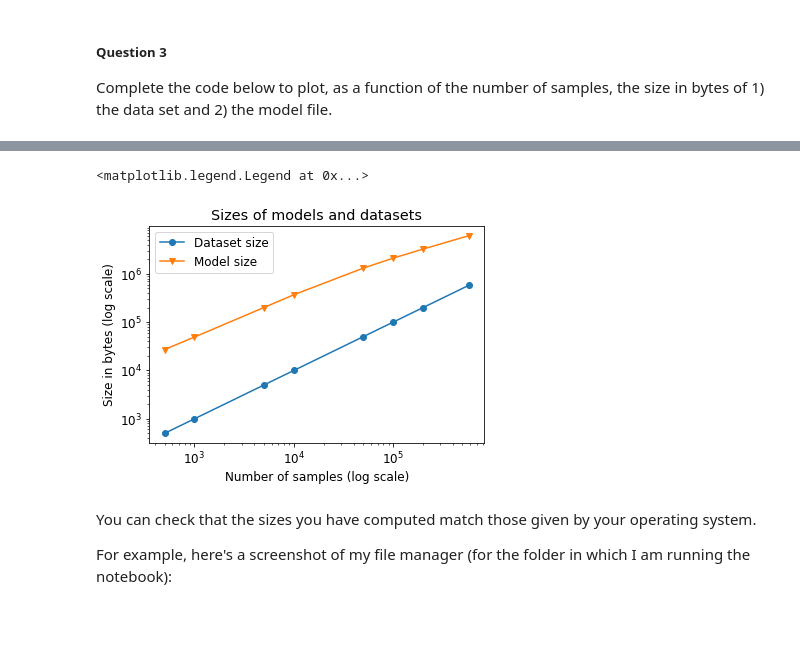
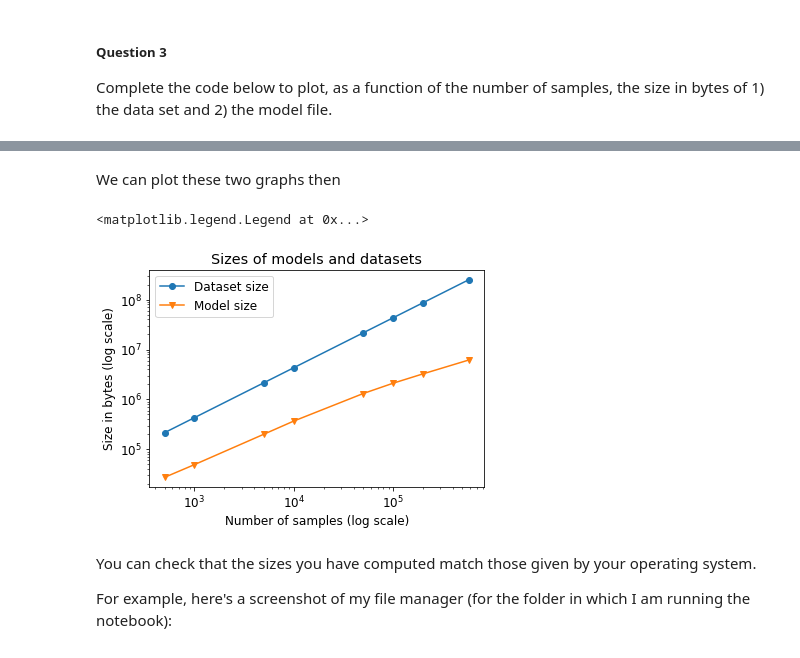
Before and after one commit to PierreClaudet/LargeScaleML, a Jupyter notebook: 1_sklearn_at_scale.ipynb, the cells around one changed output, grey strips where cells are left out. Cells and saved outputs as stored; diff of their text form; code cells hidden in the pictures; blank space fills up the shorter version.

```diff
--- a/1_sklearn_at_scale.ipynb
+++ b/1_sklearn_at_scale.ipynb
@@ -240,0 +245,7 @@ Complete the code below to plot, as a function of the number of samples, the siz
+# %%
+dataset_sizes = {}
+for ssize in subsample_sizes:
+    X_current, y_current = subsample_data[ssize]
+    dataset_sizes[ssize] = X_current.size * X_current.itemsize
+    print(f"Dataset with {ssize} samples takes {(X_current.size * X_current.itemsize):.2e} bytes of memory")
+dataset_sizes
@@ -252,16 +282,18 @@ list(tree_joblib_size.items())
+# %% [markdown]
+We can plot these two graphs then
 # %%
-plt.loglog(subsample_sizes, list(tree_joblib_size.keys()), #NOT SURE? I WANT TO HAVE THE DATASET SIZES
+plt.loglog(subsample_sizes, list(dataset_sizes.values()), #NOT SURE? I WANT TO HAVE THE DATASET SIZES
            'o-', label='Dataset size')
 plt.loglog(subsample_sizes, list(tree_joblib_size.values()),
            'v-', label='Model size')
 
 plt.xlabel("Number of samples (log scale)")
 plt.ylabel("Size in bytes (log scale)")
 plt.title("Sizes of models and datasets")
 plt.legend()
 # %% [output]
 <matplotlib.legend.Legend at 0x...>
-[figure, old version]
+[figure, new version]
 # %% [markdown]
 You can check that the sizes you have computed match those given by your operating system.
 
```
Also changed, not shown: parts of 49 cells of this notebook.
